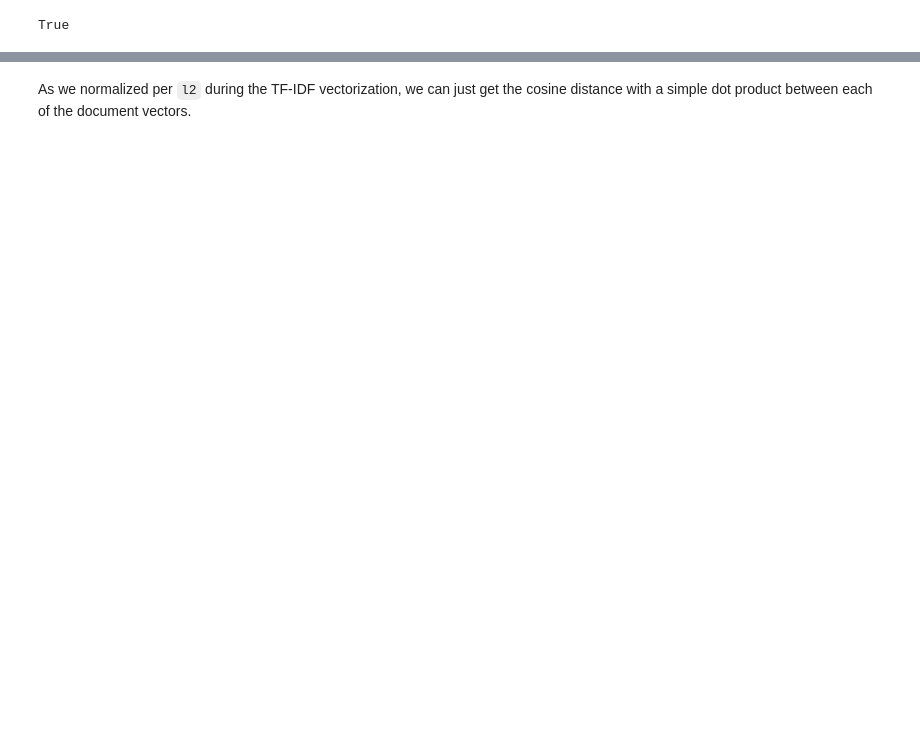
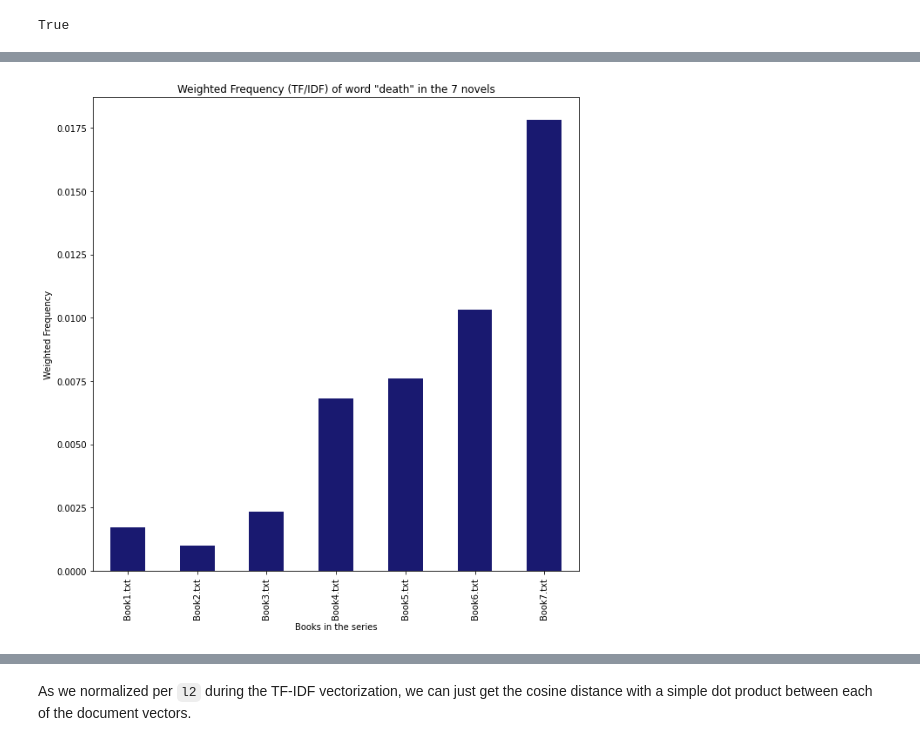
Before and after one commit to francescomambrini/myclasses, a Jupyter notebook: DigitToolsHum/tf-idf.ipynb, the cells around one changed output, grey strips where cells are left out. Saved outputs shown, nothing was run; the diff lists cells and outputs as text; code cells hidden in the pictures; blank space fills up the shorter version.

```diff
--- a/DigitToolsHum/tf-idf.ipynb
+++ b/DigitToolsHum/tf-idf.ipynb
@@ -68,0 +136,12 @@ df = pd.DataFrame(denselist, columns=feature_names, index=flist)
+# %%
+df['death'].plot(kind='bar', color='midnightblue')
+
+# Add labels and title
+plt.xlabel('Books in the series')
+plt.ylabel('Weighted Frequency')
+plt.title('Weighted Frequency (TF/IDF) of word "death" in the 7 novels')
+
+# Show the plot
+plt.show()
+# %% [output]
+[figure, added]
```
Also changed, not shown: parts of 20 cells of this notebook, 3 other files.
